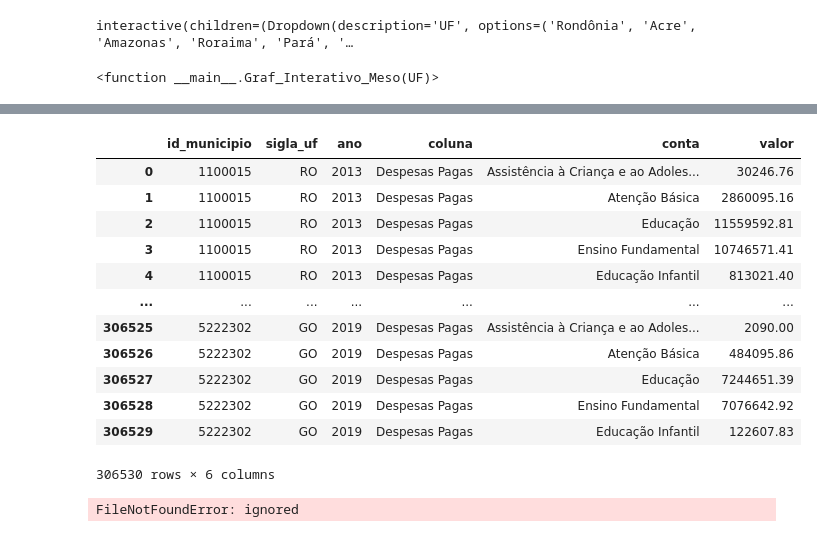
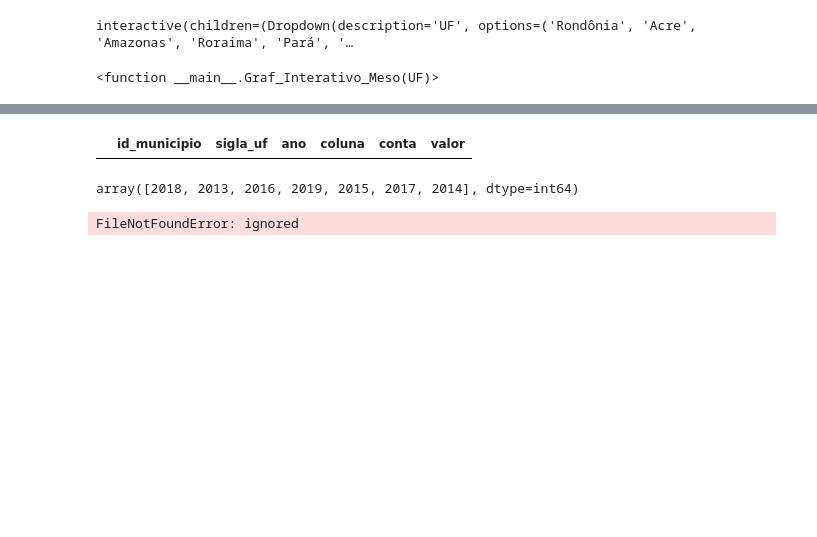
Before and after one commit to UFRJ-Analytica/odd2021, a Jupyter notebook: teste_cliente_basedosdados.ipynb, the cells around one changed output, grey strips where cells are left out. Cells and saved outputs as stored; diff of their text form; code cells hidden in the pictures; blank space fills up the shorter version.

```diff
--- a/teste_cliente_basedosdados.ipynb
+++ b/teste_cliente_basedosdados.ipynb
@@ -436,18 +515,10 @@ df_despesas = bd.read_sql(query = query_despesas, billing_project_id = Project_I
 
 #SELECT  id_municipio, sigla_uf, ano, coluna, conta, valor  FROM `basedosdados.br_tesouro_finbra.despesas_por_funcao` WHERE coluna='Despesas Empenhadas';
 # %%
-df_despesas
+df_despesas.loc[df_despesas['ano']==1991, :]
 # %% [output]
 |  | id_municipio | sigla_uf | ano | coluna | conta | valor |
-| 0 | 1100015 | RO | 2013 | Despesas Pagas | Assistência à Criança e ao Adoles... | 30246.76 |
-| 1 | 1100015 | RO | 2013 | Despesas Pagas | Atenção Básica | 2860095.16 |
-| 2 | 1100015 | RO | 2013 | Despesas Pagas | Educação | 11559592.81 |
-| 3 | 1100015 | RO | 2013 | Despesas Pagas | Ensino Fundamental | 10746571.41 |
-| 4 | 1100015 | RO | 2013 | Despesas Pagas | Educação Infantil | 813021.40 |
-| ... | ... | ... | ... | ... | ... | ... |
-| 306525 | 5222302 | GO | 2019 | Despesas Pagas | Assistência à Criança e ao Adoles... | 2090.00 |
-| 306526 | 5222302 | GO | 2019 | Despesas Pagas | Atenção Básica | 484095.86 |
-| 306527 | 5222302 | GO | 2019 | Despesas Pagas | Educação | 7244651.39 |
-| 306528 | 5222302 | GO | 2019 | Despesas Pagas | Ensino Fundamental | 7076642.92 |
-| 306529 | 5222302 | GO | 2019 | Despesas Pagas | Educação Infantil | 122607.83 |
-306530 rows × 6 columns
+# %%
+df_despesas['ano'].unique()
+# %% [output]
+array([2018, 2013, 2016, 2019, 2015, 2017, 2014], dtype=int64)
```
Also changed, not shown: parts of 12 cells of this notebook, 1 other file.
